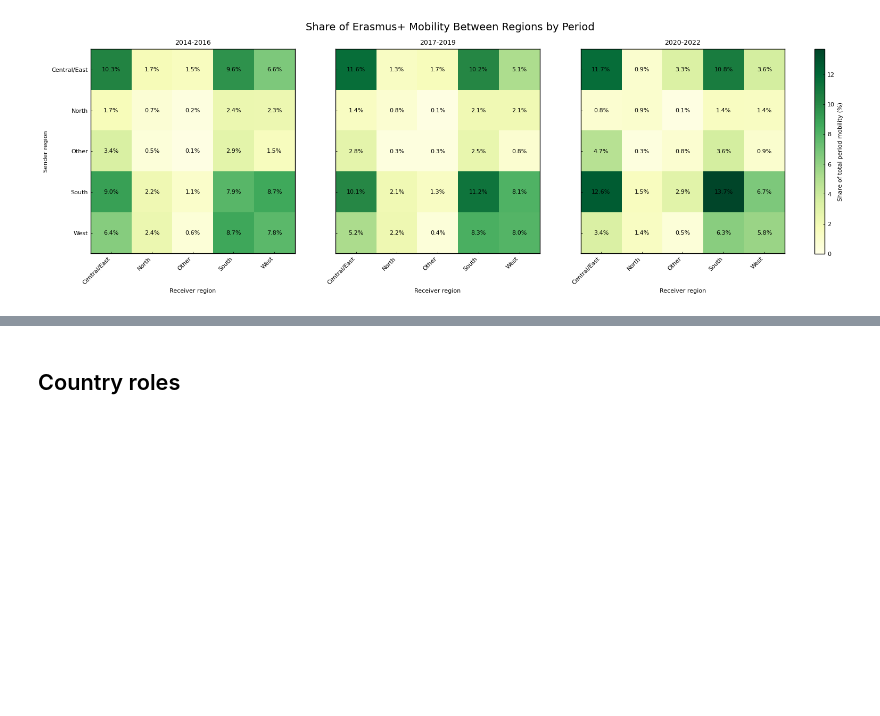
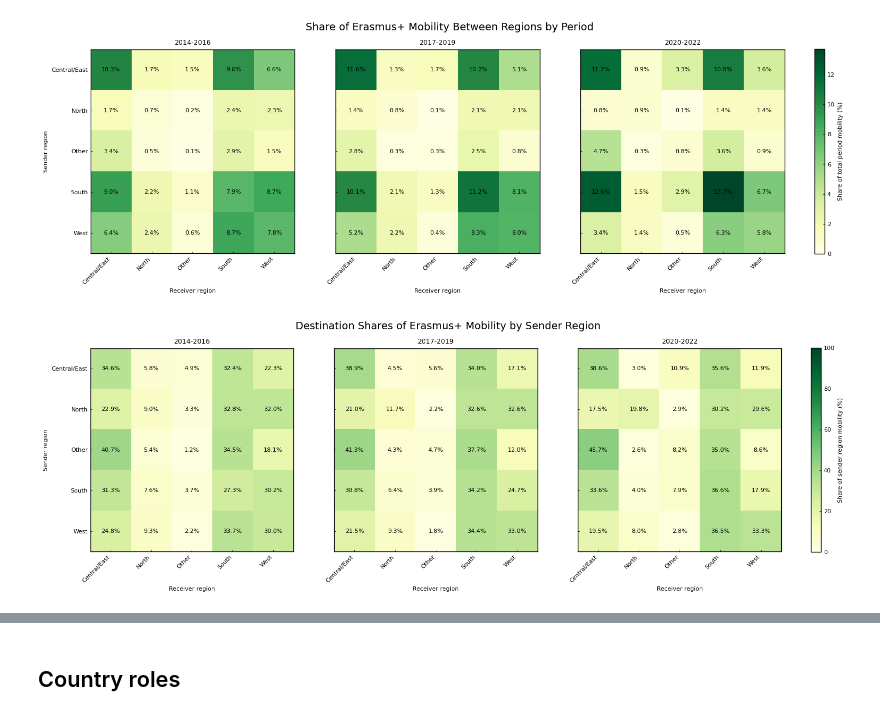
Before and after one commit to Cristiana-Cocheci/CompSocialScience_Erasmus, a Jupyter notebook: scripts/metrics_plotter.ipynb, the cells around one changed output, grey strips where cells are left out. Drawn from its saved outputs; the diff is of its cells as text; code cells hidden in the pictures; blank space fills up the shorter version.

```diff
--- a/scripts/metrics_plotter.ipynb
+++ b/scripts/metrics_plotter.ipynb
@@ -18,6 +18,7 @@ from networkx.readwrite import json_graph
 
 @dataclass(frozen=True)
 class AnalysisConfig:
+    graph_dir: Path = Path("ka2_graphs")
     years: tuple = tuple(range(2014, 2023))
     periods: tuple = ("2014-2016", "2017-2019", "2020-2022")
     uk_name: str = "UK - United Kingdom"
@@ -32,7 +33,7 @@ PERIOD_YEARS = {
 }
 
 
-
+GRAPH_DIR = CONFIG.graph_dir
 YEARS = CONFIG.years
 PERIODS = CONFIG.periods
 UK_NAME = CONFIG.uk_name
@@ -52,8 +53,8 @@ def find_project_dir() -> Path:
     # Fallback: keep outputs near the current working directory.
     return cwd
 
+
 PROJECT_DIR = find_project_dir()
-GRAPH_DIR = PROJECT_DIR/"data/ka2_graphs"
 DATA_DIR = PROJECT_DIR / "data"
 PLOTS_DIR = DATA_DIR / "plots"
 PLOTS_DIR.mkdir(parents=True, exist_ok=True)
@@ -322,6 +323,9 @@ country_df = build_country_df(edges_df)
 country_avg = build_country_avg(country_df)
 centrality_df = build_centrality_df()
 
+edges_df.to_csv("erasmus_country_edges_2014_2022.csv", index=False)
+country_df.to_csv("erasmus_country_metrics_by_year.csv", index=False)
+centrality_df.to_csv("erasmus_country_centrality_by_period.csv", index=False)
 
 print("Setup complete.")
 print(f"edges_df:      {edges_df.shape}")
@@ -670,3 +843,7 @@ plot_concentration_curve(edges_df)
 region_matrices = plot_region_heatmaps_share(edges_df)
 # %% [output]
 [figure]
+# %%
+plot_region_flow_row_percentages(edges_df, save=True)
+# %% [output]
+[figure, added]
```
Also changed, not shown: parts of 6 cells of this notebook.
